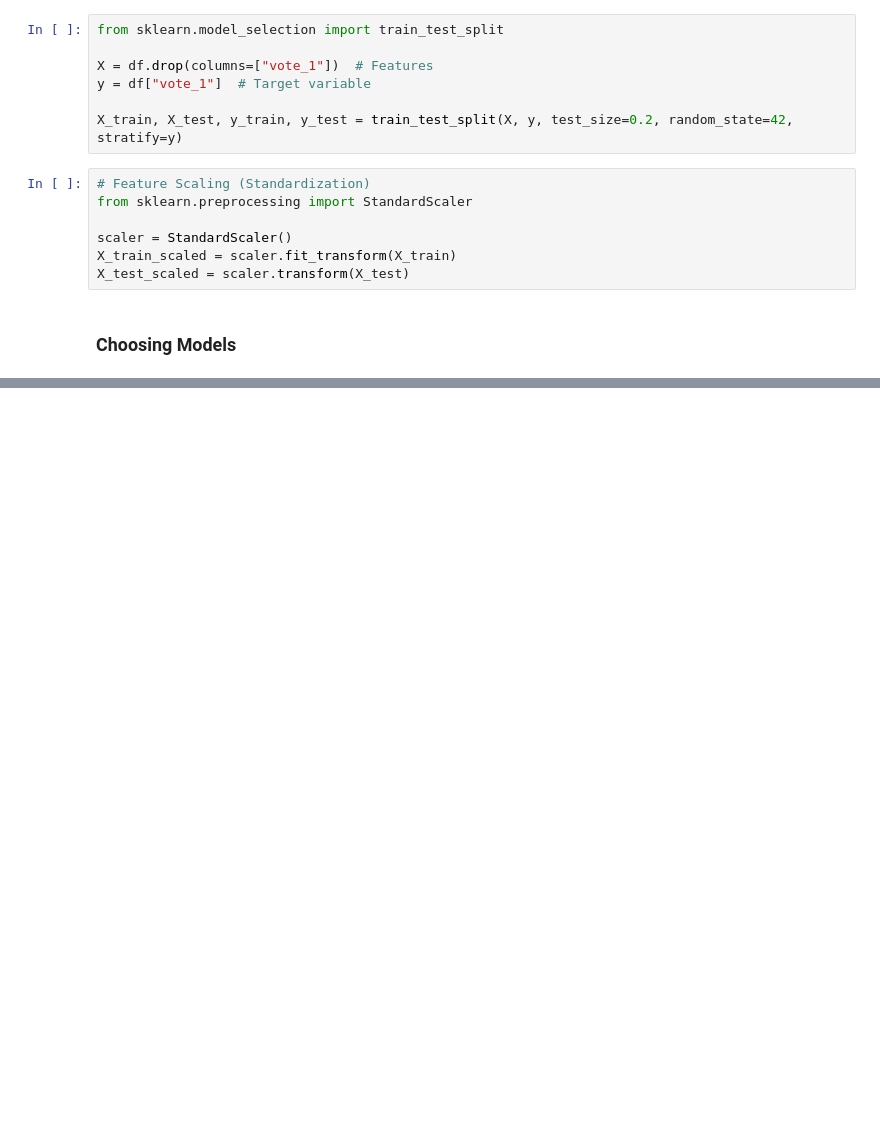
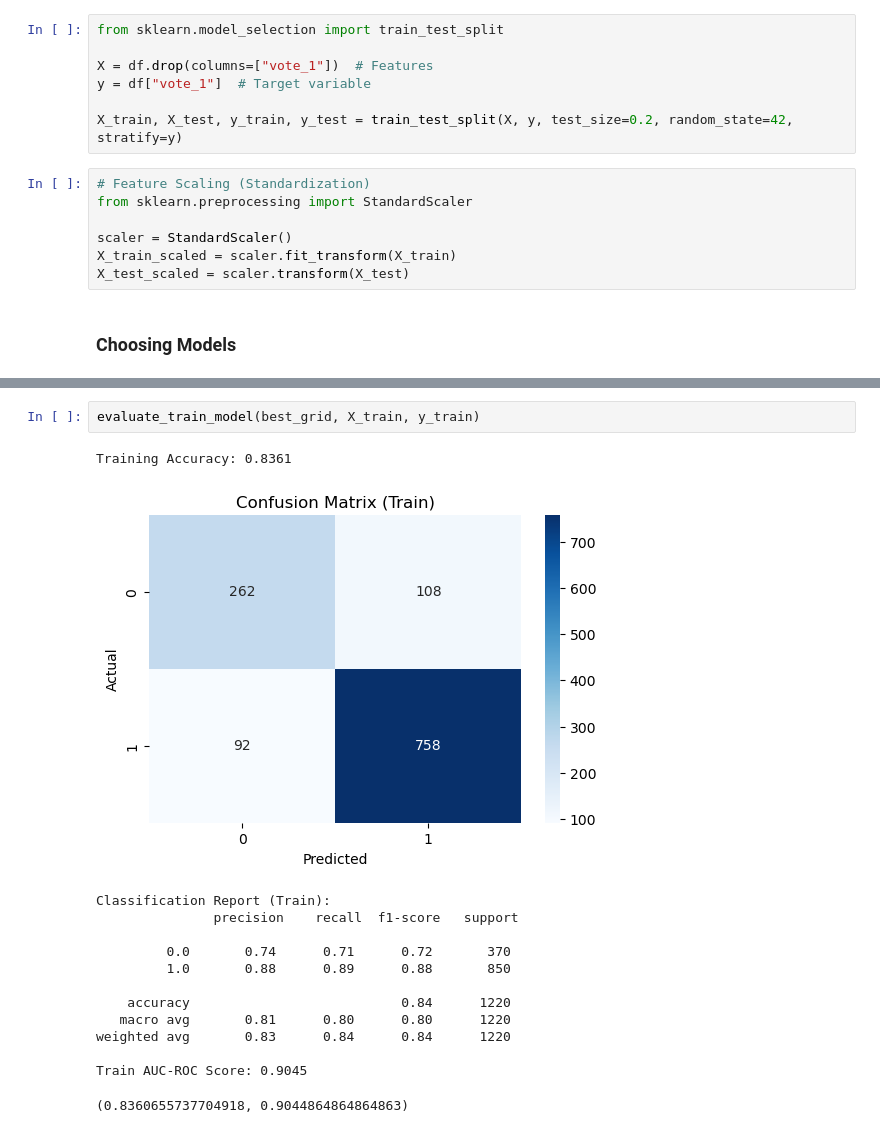
Before and after one commit to alokg-812/MachineLearning, a Jupyter notebook: MachineLearningSOT1/Project/ Sample Jupyter Notebook.ipynb, the cells around one changed output, grey strips where cells are left out. Drawn from its saved outputs; the diff is of its cells as text; blank space fills up the shorter version.

Commit message:
All done till model selection

```diff
--- a/MachineLearningSOT1/Project/ Sample Jupyter Notebook.ipynb
+++ b/MachineLearningSOT1/Project/ Sample Jupyter Notebook.ipynb
@@ -375,0 +384,17 @@ Fitting 5 folds for each of 19800 candidates, totalling 99000 fits
+# %%
+evaluate_train_model(best_grid, X_train, y_train)
+# %% [output]
+Training Accuracy: 0.8361
+[figure, added]
+Classification Report (Train):
+               precision    recall  f1-score   support
+
+         0.0       0.74      0.71      0.72       370
+         1.0       0.88      0.89      0.88       850
+
+    accuracy                           0.84      1220
+   macro avg       0.81      0.80      0.80      1220
+weighted avg       0.83      0.84      0.84      1220
+
+Train AUC-ROC Score: 0.9045
+(0.8360655737704918, 0.9044864864864863)
```
Also changed, not shown: parts of 20 cells of this notebook.
